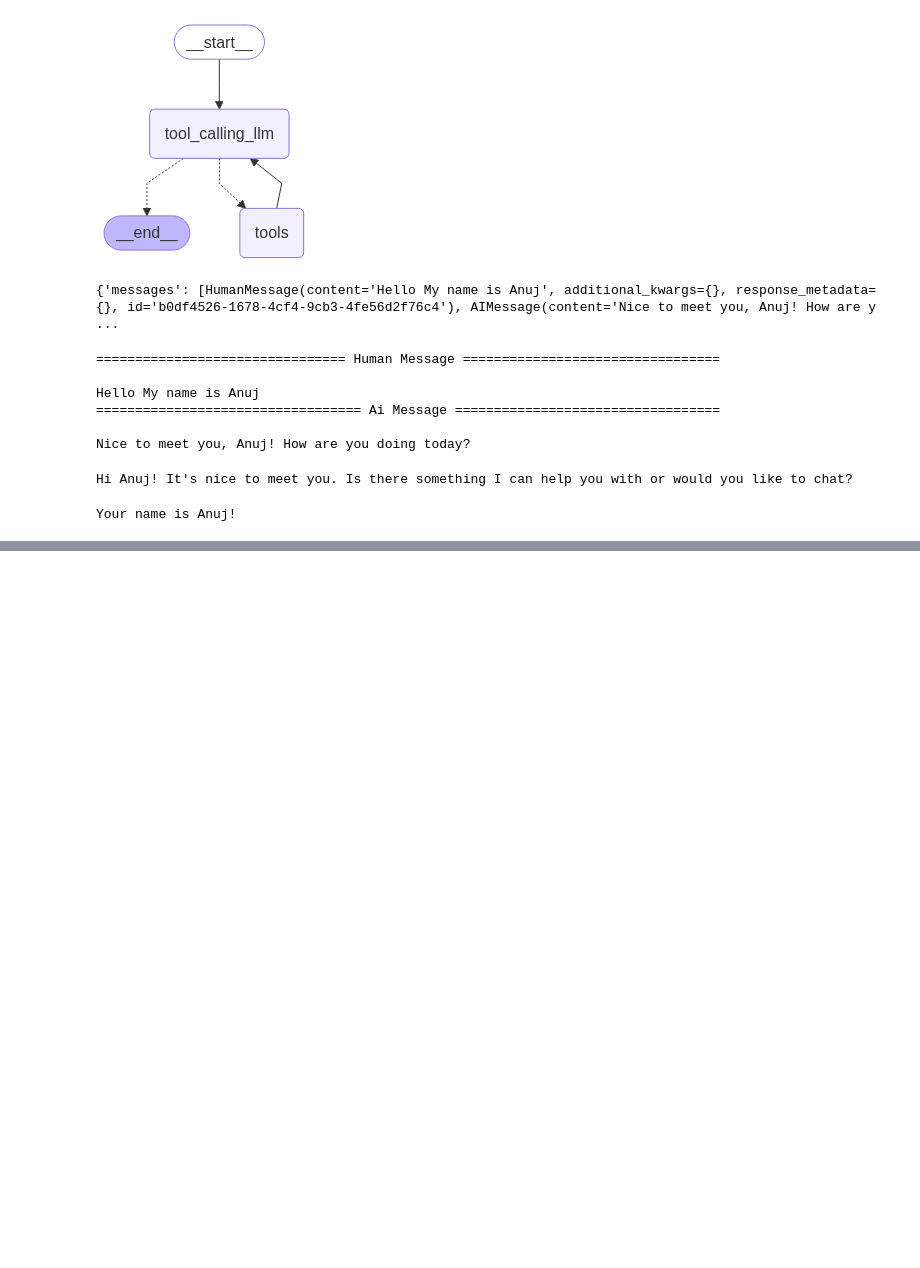
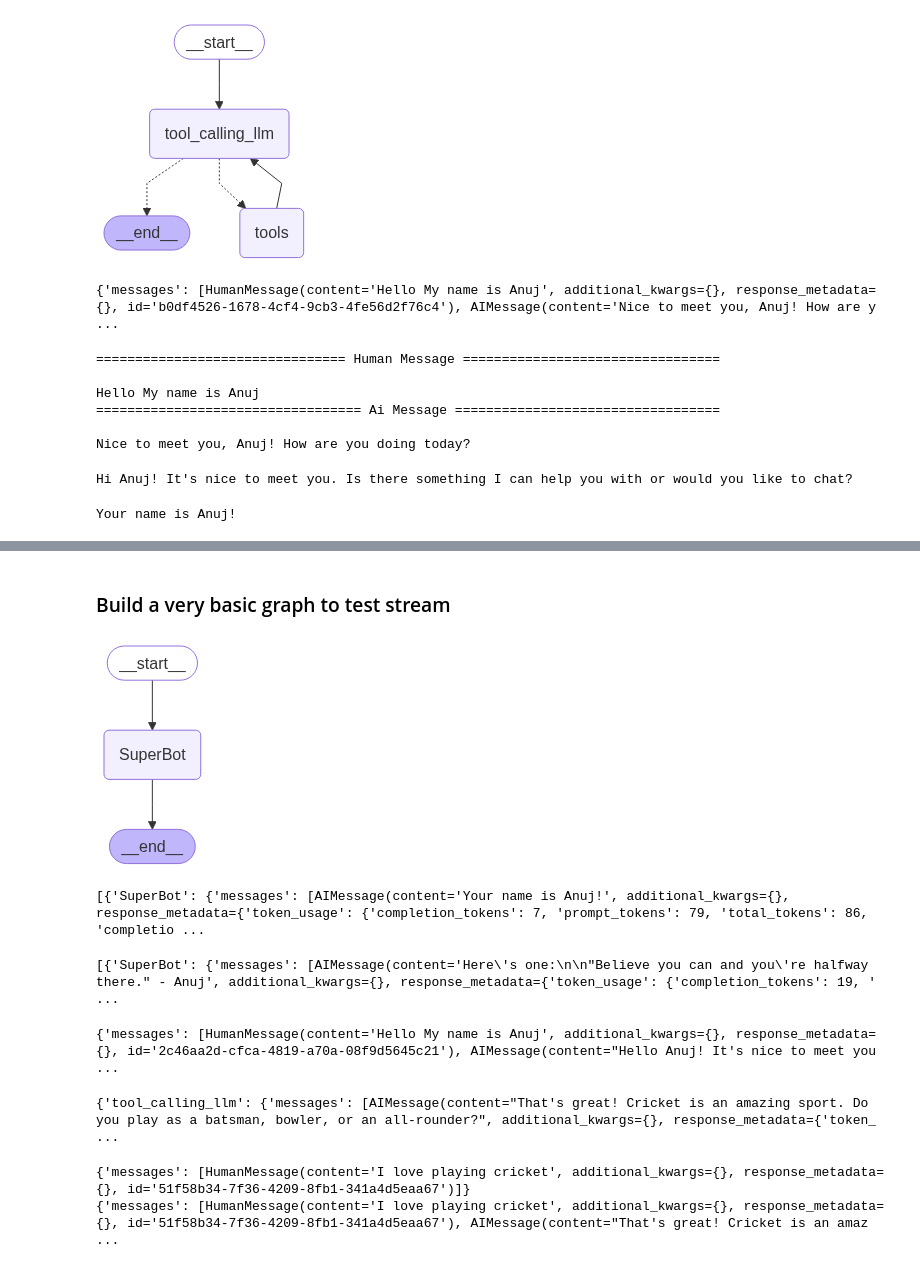
Before and after one commit to a-anuj/langchain-ai, a Jupyter notebook: langGraph/ai-agent-reAct.ipynb, the cells around one changed output, grey strips where cells are left out. Saved outputs shown, nothing was run; the diff lists cells and outputs as text; code cells hidden in the pictures; blank space fills up the shorter version.

Commit message:
implement the stream methods

```diff
--- a/langGraph/ai-agent-reAct.ipynb
+++ b/langGraph/ai-agent-reAct.ipynb
@@ -105,0 +121,44 @@ Your name is Anuj!
+# %% [markdown]
+### Build a very basic graph to test stream
+# %%
+def superbot(state:State):
+    return {"messages":[llm.invoke(state["messages"])]}
+# %%
+graph_b = StateGraph(State)
+graph_b.add_node("SuperBot",superbot)
+graph_b.add_edge(START,"SuperBot")
+graph_b.add_edge("SuperBot",END)
+graph_test = graph_b.compile(checkpointer=memory)
+# %%
+from IPython.display import Image,display
+display(Image(graph_test.get_graph().draw_mermaid_png()))
+# %% [output]
+[figure, added]
+# %%
+config = {"configurable":{"thread_id":"8"}}
+response = graph_test.invoke({"messages":"What is my name"},config=config,stream_mode="updates")
+print(response)
+# %% [output]
+[{'SuperBot': {'messages': [AIMessage(content='Your name is Anuj!', additional_kwargs={}, response_metadata={'token_usage': {'completion_tokens': 7, 'prompt_tokens': 79, 'total_tokens': 86, 'completio ...
+# %%
+response = graph_test.invoke({"messages":"Say a quote with my name"},config=config,stream_mode="updates")
+print(response)
+# %% [output]
+[{'SuperBot': {'messages': [AIMessage(content='Here\'s one:\n\n"Believe you can and you\'re halfway there." - Anuj', additional_kwargs={}, response_metadata={'token_usage': {'completion_tokens': 19, ' ...
+# %%
+response = graph_test.invoke({"messages":"Which model are you"},config=config,stream_mode="values")
+print(response)
+# %% [output]
+{'messages': [HumanMessage(content='Hello My name is Anuj', additional_kwargs={}, response_metadata={}, id='2c46aa2d-cfca-4819-a70a-08f9d5645c21'), AIMessage(content="Hello Anuj! It's nice to meet you ...
+# %%
+for chunk in graph.stream({"messages":"I love playing cricket"},config=config,stream_mode="updates"):
+    print(chunk)
+# %% [output]
+{'tool_calling_llm': {'messages': [AIMessage(content="That's great! Cricket is an amazing sport. Do you play as a batsman, bowler, or an all-rounder?", additional_kwargs={}, response_metadata={'token_ ...
+# %%
+config = {"configurable":{"thread_id":"10"}}
+for chunk in graph_test.stream({"messages":"I love playing cricket"},config,stream_mode="values"):
+    print(chunk)
+# %% [output]
+{'messages': [HumanMessage(content='I love playing cricket', additional_kwargs={}, response_metadata={}, id='51f58b34-7f36-4209-8fb1-341a4d5eaa67')]}
+{'messages': [HumanMessage(content='I love playing cricket', additional_kwargs={}, response_metadata={}, id='51f58b34-7f36-4209-8fb1-341a4d5eaa67'), AIMessage(content="That's great! Cricket is an amaz ...
```
Also changed, not shown: parts of 3 cells of this notebook.
